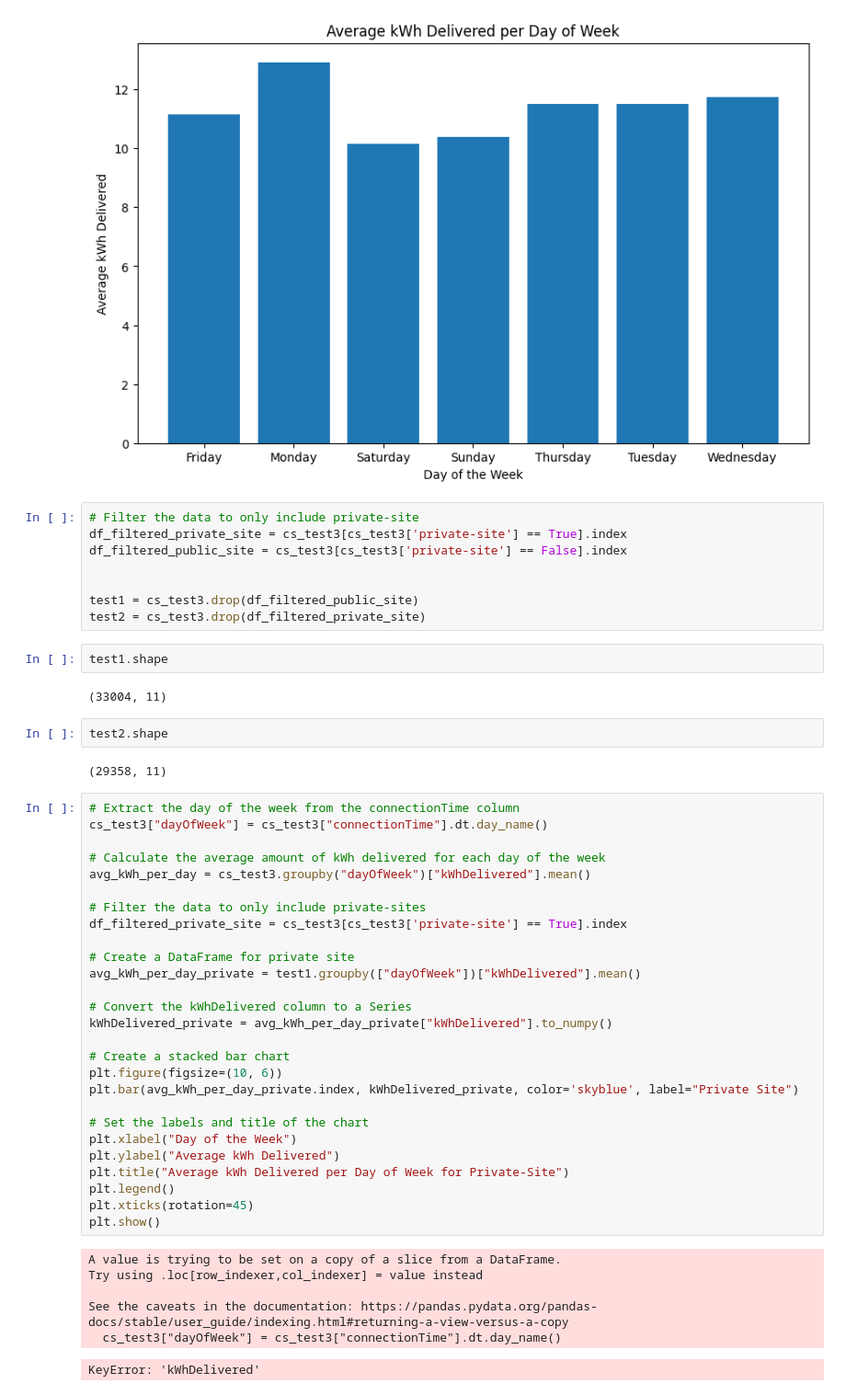
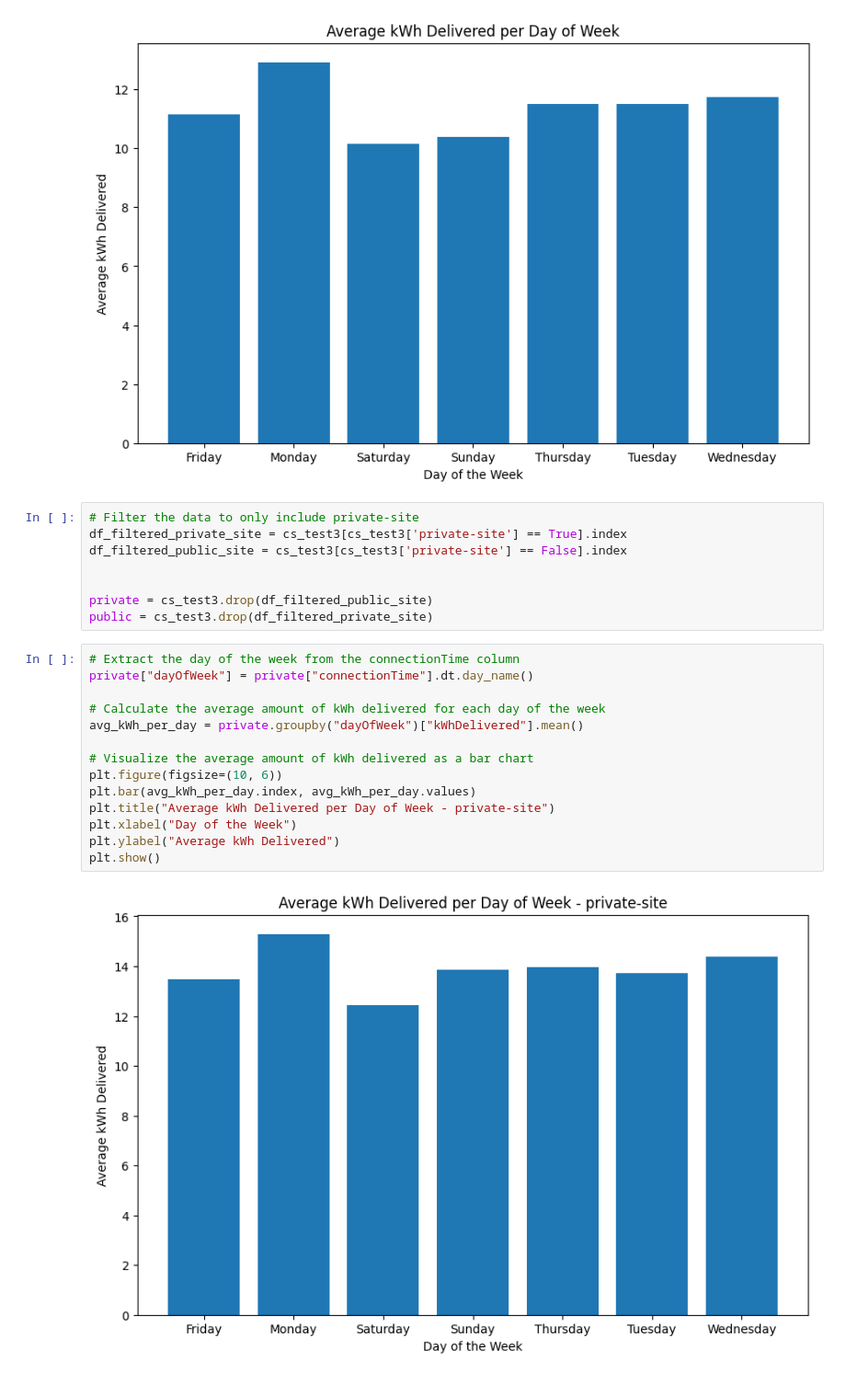
Before and after one commit to AnalyticsAvengers/AA_Project, a Jupyter notebook: 02_Descriptive_Analysis_testing.ipynb, the cells around one changed output. Shown at 92% size. Drawn from its saved outputs; the diff is of its cells as text.

```diff
--- a/02_Descriptive_Analysis_testing.ipynb
+++ b/02_Descriptive_Analysis_testing.ipynb
@@ -866,47 +866,21 @@ df_filtered_private_site = cs_test3[cs_test3['private-site'] == True].index
 df_filtered_public_site = cs_test3[cs_test3['private-site'] == False].index
 
 
-test1 = cs_test3.drop(df_filtered_public_site)
-test2 = cs_test3.drop(df_filtered_private_site)
+private = cs_test3.drop(df_filtered_public_site)
+public = cs_test3.drop(df_filtered_private_site)
-# %%
-test1.shape
-# %% [output]
-(33004, 11)
-# %%
-test2.shape
-# %% [output]
-(29358, 11)
 # %%
 # Extract the day of the week from the connectionTime column
-cs_test3["dayOfWeek"] = cs_test3["connectionTime"].dt.day_name()
+private["dayOfWeek"] = private["connectionTime"].dt.day_name()
 
 # Calculate the average amount of kWh delivered for each day of the week
-avg_kWh_per_day = cs_test3.groupby("dayOfWeek")["kWhDelivered"].mean()
+avg_kWh_per_day = private.groupby("dayOfWeek")["kWhDelivered"].mean()
 
-# Filter the data to only include private-sites
-df_filtered_private_site = cs_test3[cs_test3['private-site'] == True].index
-
-# Create a DataFrame for private site
-avg_kWh_per_day_private = test1.groupby(["dayOfWeek"])["kWhDelivered"].mean()
-
-# Convert the kWhDelivered column to a Series
-kWhDelivered_private = avg_kWh_per_day_private["kWhDelivered"].to_numpy()
-
-# Create a stacked bar chart
+# Visualize the average amount of kWh delivered as a bar chart
 plt.figure(figsize=(10, 6))
-plt.bar(avg_kWh_per_day_private.index, kWhDelivered_private, color='skyblue', label="Private Site")
-
-# Set the labels and title of the chart
+plt.bar(avg_kWh_per_day.index, avg_kWh_per_day.values)
+plt.title("Average kWh Delivered per Day of Week - private-site")
 plt.xlabel("Day of the Week")
 plt.ylabel("Average kWh Delivered")
-plt.title("Average kWh Delivered per Day of Week for Private-Site")
-plt.legend()
-plt.xticks(rotation=45)
 plt.show()
 # %% [output]
-A value is trying to be set on a copy of a slice from a DataFrame.
-Try using .loc[row_indexer,col_indexer] = value instead
-
-See the caveats in the documentation: https://pandas.pydata.org/pandas-docs/stable/user_guide/indexing.html#returning-a-view-versus-a-copy
-  cs_test3["dayOfWeek"] = cs_test3["connectionTime"].dt.day_name()
-KeyError: 'kWhDelivered'
+[figure, added]
```
Also changed, not shown: parts of 1 cell of this notebook.
